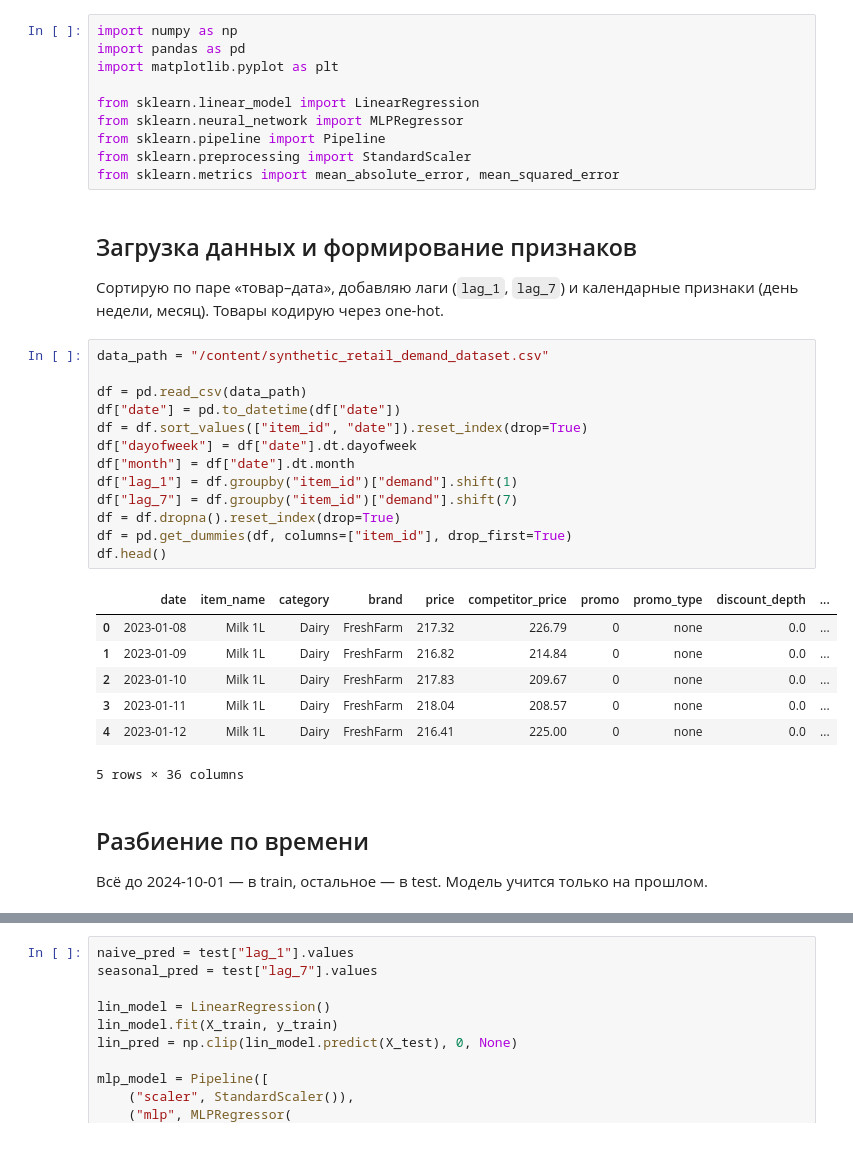
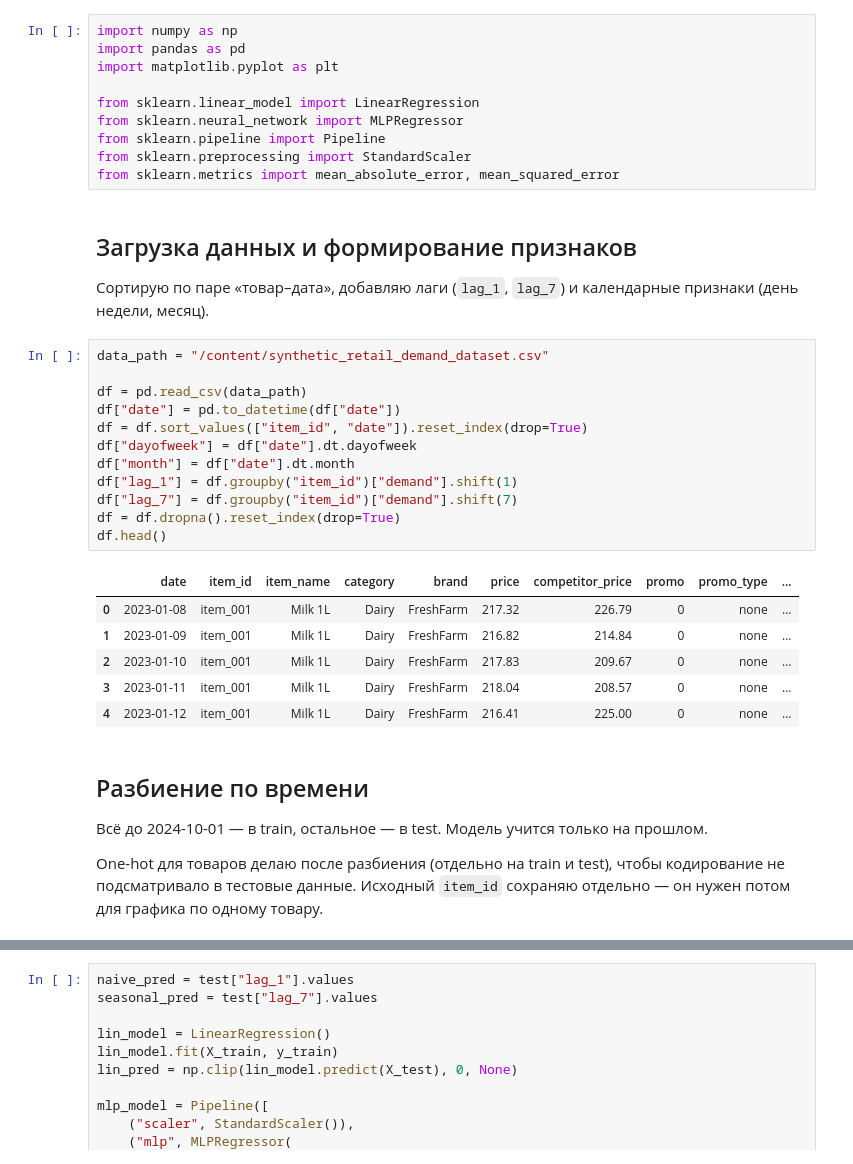
Before and after one commit to m-ovsyannikov/demand-forecasting, a Jupyter notebook: proj_demand.ipynb, the cells around one changed output, grey strips where cells are left out. Cells and saved outputs as stored; diff of their text form.

```diff
--- a/proj_demand.ipynb
+++ b/proj_demand.ipynb
@@ -17,33 +15,32 @@ from sklearn.metrics import mean_absolute_error, mean_squared_error
 # %% [markdown]
 ## Загрузка данных и формирование признаков
 
-Сортирую по паре «товар–дата», добавляю лаги (`lag_1`, `lag_7`) и календарные
-признаки (день недели, месяц). Товары кодирую через one-hot.
+Сортирую по паре «товар–дата», добавляю лаги (`lag_1`, `lag_7`) и календарные признаки (день недели, месяц).
 # %%
 data_path = "/content/synthetic_retail_demand_dataset.csv"
 
 df = pd.read_csv(data_path)
 df["date"] = pd.to_datetime(df["date"])
 df = df.sort_values(["item_id", "date"]).reset_index(drop=True)
 df["dayofweek"] = df["date"].dt.dayofweek
 df["month"] = df["date"].dt.month
 df["lag_1"] = df.groupby("item_id")["demand"].shift(1)
 df["lag_7"] = df.groupby("item_id")["demand"].shift(7)
 df = df.dropna().reset_index(drop=True)
-df = pd.get_dummies(df, columns=["item_id"], drop_first=True)
 df.head()
 # %% [output]
-|  | date | item_name | category | brand | price | competitor_price | promo | promo_type | discount_depth | ... |
-| 0 | 2023-01-08 | Milk 1L | Dairy | FreshFarm | 217.32 | 226.79 | 0 | none | 0.0 | ... |
-| 1 | 2023-01-09 | Milk 1L | Dairy | FreshFarm | 216.82 | 214.84 | 0 | none | 0.0 | ... |
-| 2 | 2023-01-10 | Milk 1L | Dairy | FreshFarm | 217.83 | 209.67 | 0 | none | 0.0 | ... |
-| 3 | 2023-01-11 | Milk 1L | Dairy | FreshFarm | 218.04 | 208.57 | 0 | none | 0.0 | ... |
-| 4 | 2023-01-12 | Milk 1L | Dairy | FreshFarm | 216.41 | 225.00 | 0 | none | 0.0 | ... |
+|  | date | item_id | item_name | category | brand | price | competitor_price | promo | promo_type | ... |
+| 0 | 2023-01-08 | item_001 | Milk 1L | Dairy | FreshFarm | 217.32 | 226.79 | 0 | none | ... |
+| 1 | 2023-01-09 | item_001 | Milk 1L | Dairy | FreshFarm | 216.82 | 214.84 | 0 | none | ... |
+| 2 | 2023-01-10 | item_001 | Milk 1L | Dairy | FreshFarm | 217.83 | 209.67 | 0 | none | ... |
+| 3 | 2023-01-11 | item_001 | Milk 1L | Dairy | FreshFarm | 218.04 | 208.57 | 0 | none | ... |
+| 4 | 2023-01-12 | item_001 | Milk 1L | Dairy | FreshFarm | 216.41 | 225.00 | 0 | none | ... |
-5 rows × 36 columns
 # %% [markdown]
 ## Разбиение по времени
 
 Всё до 2024-10-01 — в train, остальное — в test. Модель учится только на прошлом.
+
+One-hot для товаров делаю после разбиения (отдельно на train и test), чтобы кодирование не подсматривало в тестовые данные. Исходный `item_id` сохраняю отдельно — он нужен потом для графика по одному товару.
 # %%
 split_date = "2024-10-01"
 
```
Also changed, not shown: parts of 5 cells of this notebook.
